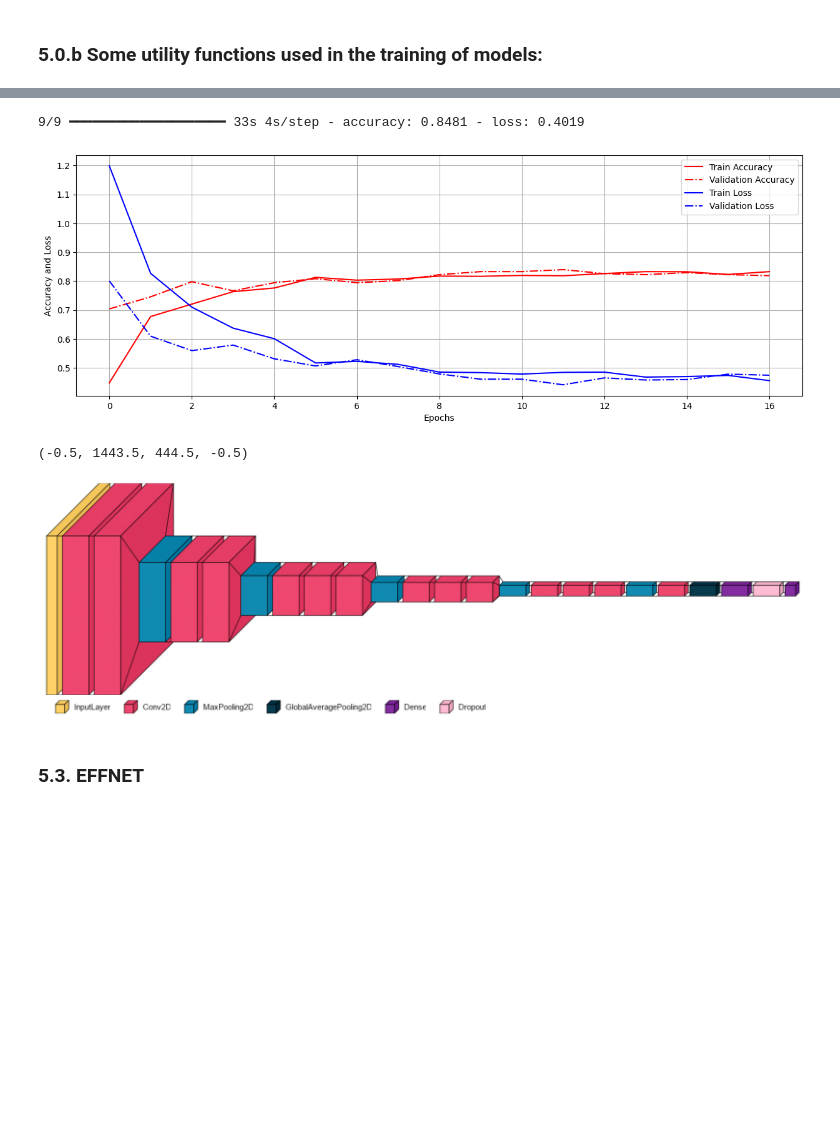
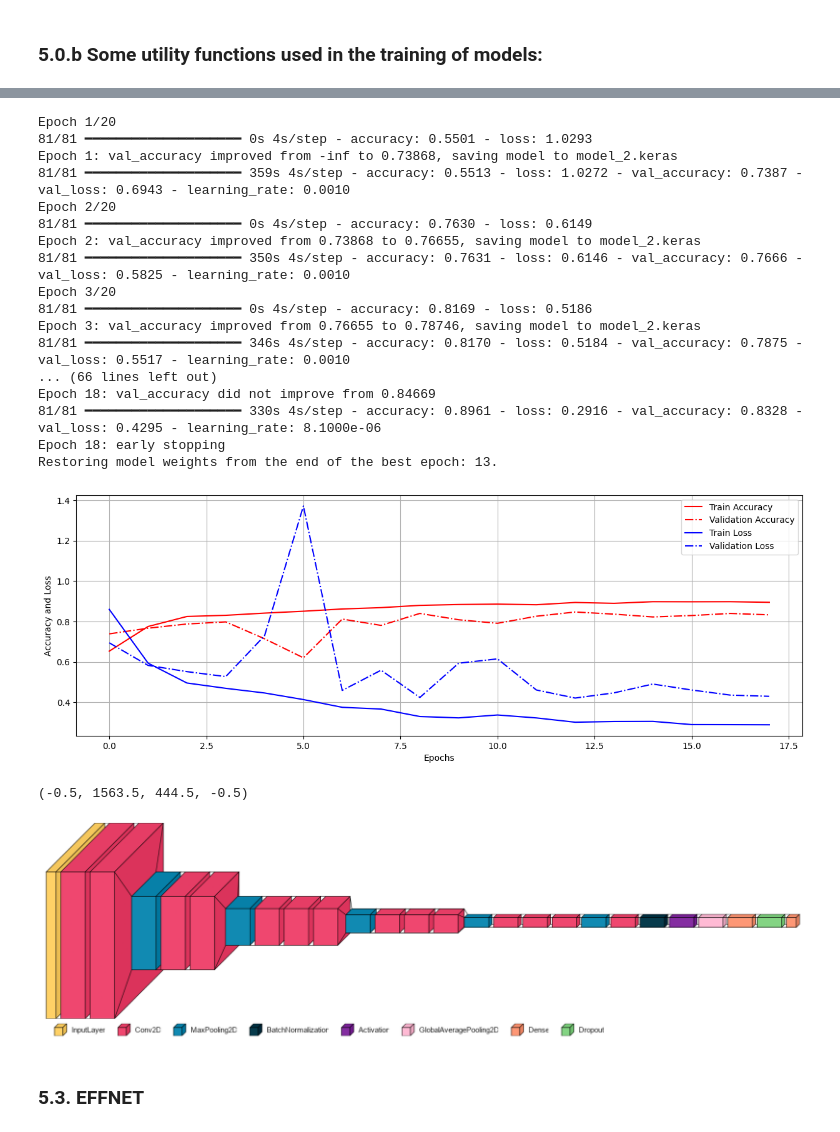
Before and after one commit to Oikiy/Brain_tumor_remote, a Jupyter notebook: Notebook.ipynb, the cells around one changed output, grey strips where cells are left out. Drawn from its saved outputs; the diff is of its cells as text; code cells hidden in the pictures; blank space fills up the shorter version.

```diff
--- a/Notebook.ipynb
+++ b/Notebook.ipynb
@@ -308,7 +306,7 @@ X_train, X_val, y_train, y_val = train_test_split(np.array(train_img), np.array(
 ### 5.0.b Some utility functions used in the training of models:
 # %%
 # Hyperparameters of the baseline models
-batch_size = 32
+batch_size = 16
 alpha = 1e-3
 epochs = 20
 
@@ -336,9 +334,6 @@ def modelEXE(model_dir,history_dir, model, X_train, y_train, X_val,y_val,epochs=
     ## Set the learning rate scheduler
     reduce_lr = ReduceLROnPlateau(monitor = 'val_accuracy', factor = 0.3, patience = 2, min_delta = 0.001,mode='auto',verbose=1)
 
-    # Visualize the model
-    # plot_model(model, to_file='model_plot.png', show_shapes=True, show_layer_names=True)
-
     # Data Augmentation
     img_datagen.fit(X_train)
 
@@ -346,7 +341,7 @@ def modelEXE(model_dir,history_dir, model, X_train, y_train, X_val,y_val,epochs=
     history = model.fit(img_datagen.flow(tf.cast(X_train, tf.float32), np.array(pd.get_dummies(y_train)),shuffle=True), validation_data=(tf.cast(X_val, tf.float32), np.array(pd.get_dummies(y_val))), epochs =epochs, verbose=1, batch_size=batch_size,  callbacks=[early_stopping, checkpoint,reduce_lr])
 
     # Show the model summary
-    model.summary()
+    # model.summary()
 
     # Store the history
     history_df = pd.DataFrame(history.history)
@@ -463,33 +584,51 @@ Next, two different models pretrained with Imagenet, the VGG16 and EfficientNetB
 # %%
 #5.2.a Define a directory to save the model
 model_2_dir = 'model_2.keras'
 history_2_dir = 'history_2.csv'
 
 #5.2.b Define the model by transfer learning model using VGG16
 
 ## Load the VGG16 model
 VGG16_base = VGG16(weights='imagenet', include_top=False, input_shape=(img_size, img_size, 3))
 
 ## Make sure the base model is not trainable
 VGG16_base.trainable = False
 
 ## Additional layers
 model_2 = VGG16_base.output
-model_2 = tf.keras.layers.Conv2D(kernel_size=(3,3) ,filters=64, activation='relu', padding='same')(model_2)
+model_2 = tf.keras.layers.Conv2D(kernel_size=(3,3) ,filters=64, padding='same')(model_2)
+model_2 = tf.keras.layers.BatchNormalization()(model_2)
+model_2 = tf.keras.layers.Activation('relu')(model_2)
 model_2 = tf.keras.layers.GlobalAveragePooling2D()(model_2)
 
-model_2 = tf.keras.layers.Dense(128, activation='relu')(model_2)
+model_2 = tf.keras.layers.Dense(64, activation='relu')(model_2)
 model_2 = tf.keras.layers.Dropout(rate=0.5)(model_2)
 model_2 = tf.keras.layers.Dense(4, activation='sigmoid')(model_2)
 model_2 = tf.keras.models.Model(inputs=VGG16_base.input, outputs = model_2)
 #5.2.c Execute the model
 model_2, history_2 = modelEXE(model_2_dir, history_2_dir, model_2, X_train, y_train, X_val, y_val)
 
 #5.2.d Plot the history
 plot_history(history_2)
 # %% [output]
-9/9 ━━━━━━━━━━━━━━━━━━━━ 33s 4s/step - accuracy: 0.8481 - loss: 0.4019
+Epoch 1/20
+81/81 ━━━━━━━━━━━━━━━━━━━━ 0s 4s/step - accuracy: 0.5501 - loss: 1.0293
+Epoch 1: val_accuracy improved from -inf to 0.73868, saving model to model_2.keras
+81/81 ━━━━━━━━━━━━━━━━━━━━ 359s 4s/step - accuracy: 0.5513 - loss: 1.0272 - val_accuracy: 0.7387 - val_loss: 0.6943 - learning_rate: 0.0010
+Epoch 2/20
+81/81 ━━━━━━━━━━━━━━━━━━━━ 0s 4s/step - accuracy: 0.7630 - loss: 0.6149
+Epoch 2: val_accuracy improved from 0.73868 to 0.76655, saving model to model_2.keras
+81/81 ━━━━━━━━━━━━━━━━━━━━ 350s 4s/step - accuracy: 0.7631 - loss: 0.6146 - val_accuracy: 0.7666 - val_loss: 0.5825 - learning_rate: 0.0010
+Epoch 3/20
+81/81 ━━━━━━━━━━━━━━━━━━━━ 0s 4s/step - accuracy: 0.8169 - loss: 0.5186
+Epoch 3: val_accuracy improved from 0.76655 to 0.78746, saving model to model_2.keras
+81/81 ━━━━━━━━━━━━━━━━━━━━ 346s 4s/step - accuracy: 0.8170 - loss: 0.5184 - val_accuracy: 0.7875 - val_loss: 0.5517 - learning_rate: 0.0010
+... (66 lines left out)
+Epoch 18: val_accuracy did not improve from 0.84669
+81/81 ━━━━━━━━━━━━━━━━━━━━ 330s 4s/step - accuracy: 0.8961 - loss: 0.2916 - val_accuracy: 0.8328 - val_loss: 0.4295 - learning_rate: 8.1000e-06
+Epoch 18: early stopping
+Restoring model weights from the end of the best epoch: 13.
-[figure, old version]
+[figure, new version]
 # %%
 # 5.2.e Visualize the model
 font = ImageFont.truetype("arial.ttf", 15)
@@ -499,8 +638,8 @@ plt.figure(figsize=(30,30))
 plt.imshow(plt.imread('VGG16.png'))
 plt.axis('off')
 # %% [output]
-(-0.5, 1443.5, 444.5, -0.5)
+(-0.5, 1563.5, 444.5, -0.5)
-[figure, old version]
+[figure, new version]
 # %% [markdown]
 ### 5.3. EFFNET
 # %%
```
Also changed, not shown: parts of 18 cells of this notebook, 11 other files.
